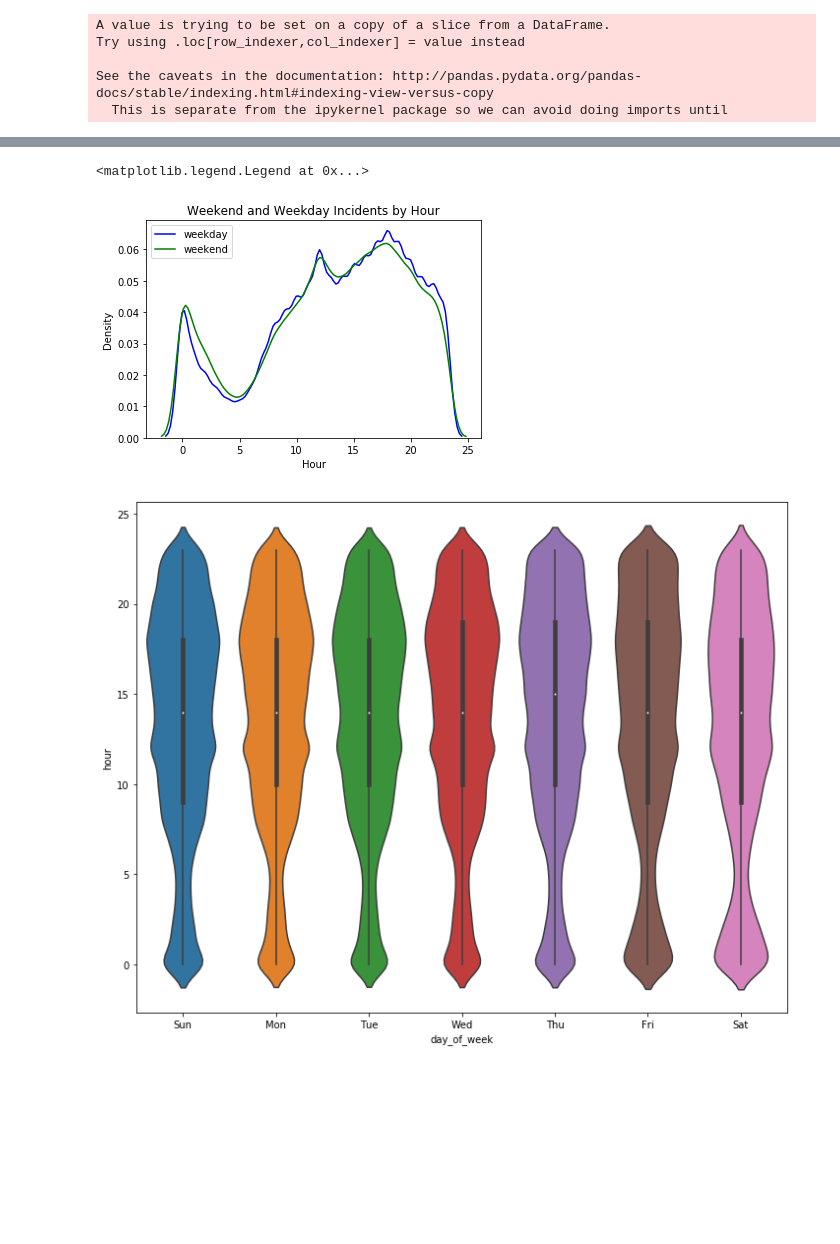
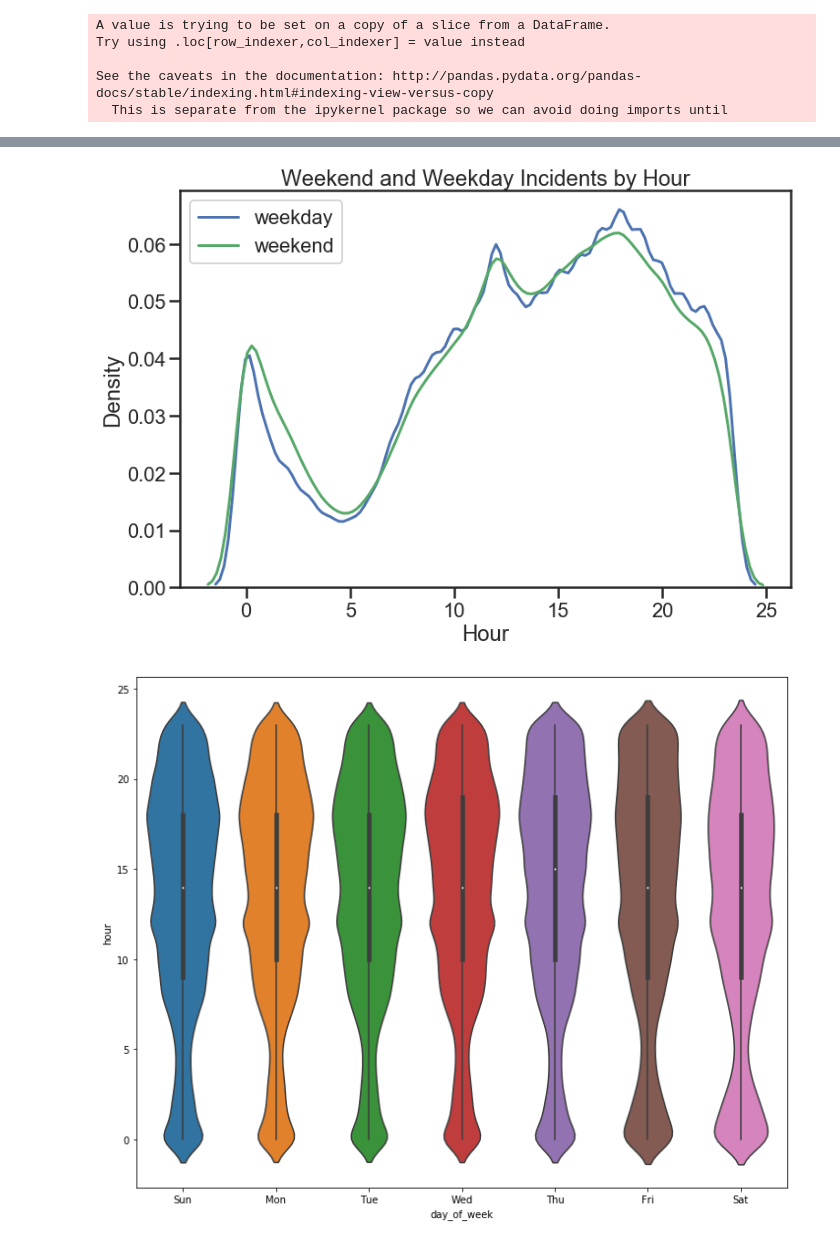
Before and after one commit to johniselin/info254_sfo_police, a Jupyter notebook: dataset_visulization.ipynb, the cells around one changed output, grey strips where cells are left out. Drawn from its saved outputs; the diff is of its cells as text; code cells hidden in the pictures; blank space fills up the shorter version.

```diff
--- a/dataset_visulization.ipynb
+++ b/dataset_visulization.ipynb
@@ -10,4 +10,6 @@ from time import time
 import math
 import feather
 from collections import defaultdict
+import seaborn as sns
+sns.set(context="poster", style="ticks")
 # %% [output]
@@ -25,6 +27,6 @@ Requirement already satisfied: six>=1.0.0 in /srv/app/venv/lib/python3.6/site-pa
 # %%
 # Load SF Police Data
-df = feather.read_dataframe('sf_incidents.feather')
+df = feather.read_dataframe('./data/sf_incidents.feather')
 print(df.shape)
 df.head()
 # %% [output]
@@ -129,26 +136,28 @@ No handles with labels found to put in legend.
 # %%
 # Visualization 2
 # x = sns.distplot(df, kde=True, rug=False, color = 'b', label = 'weekday riders' )
 # y = sns.distplot(daily_counts['registered'], kde=True, rug=False, color='g', label = 'weekend riders')
 
 
 #sns.lineplot(df['hour'], df[df['weekday'] == 'yes'], label = 'casual')
 
-x = sns.distplot(df[df['weekday'] == 'yes']["hour"], hist = False, kde=True, rug=False, color = 'b', label = 'weekday' )
-y = sns.distplot(df[df['weekday'] == 'no']["hour"], hist = False, kde=True, rug=False, color = 'g', label = 'weekend' )
+fig, ax = plt.subplots(figsize=(12,8))
+
+sns.distplot(df[df['weekday'] == 'yes']["hour"], hist = False, kde=True, rug=False, color = 'b', label = 'weekday', ax=ax)
+sns.distplot(df[df['weekday'] == 'no']["hour"], hist = False, kde=True, rug=False, color = 'g', label = 'weekend', ax=ax)
 
 
 #y = sns.distplot(daily_counts['registered'], kde=True, rug=False, color='g', label = 'registered')
 
 
 
 plt.xlabel("Hour")
 plt.ylabel("Density")
 plt.title('Weekend and Weekday Incidents by Hour')
 plt.legend()
+plt.savefig("./figures/hourly_incident.png", dpi=300)
 # %% [output]
-<matplotlib.legend.Legend at 0x...>
-[figure, old version]
+[figure, new version]
 # %%
 fig, axes = plt.subplots(1, 1, figsize=(10, 8))
 days_of_week = ["Monday", "Tuesday", "Wednesday", "Thursday", "Friday", "Saturday", "Sunday"]
```
Also changed, not shown: parts of 3 cells of this notebook, 5 other files.
